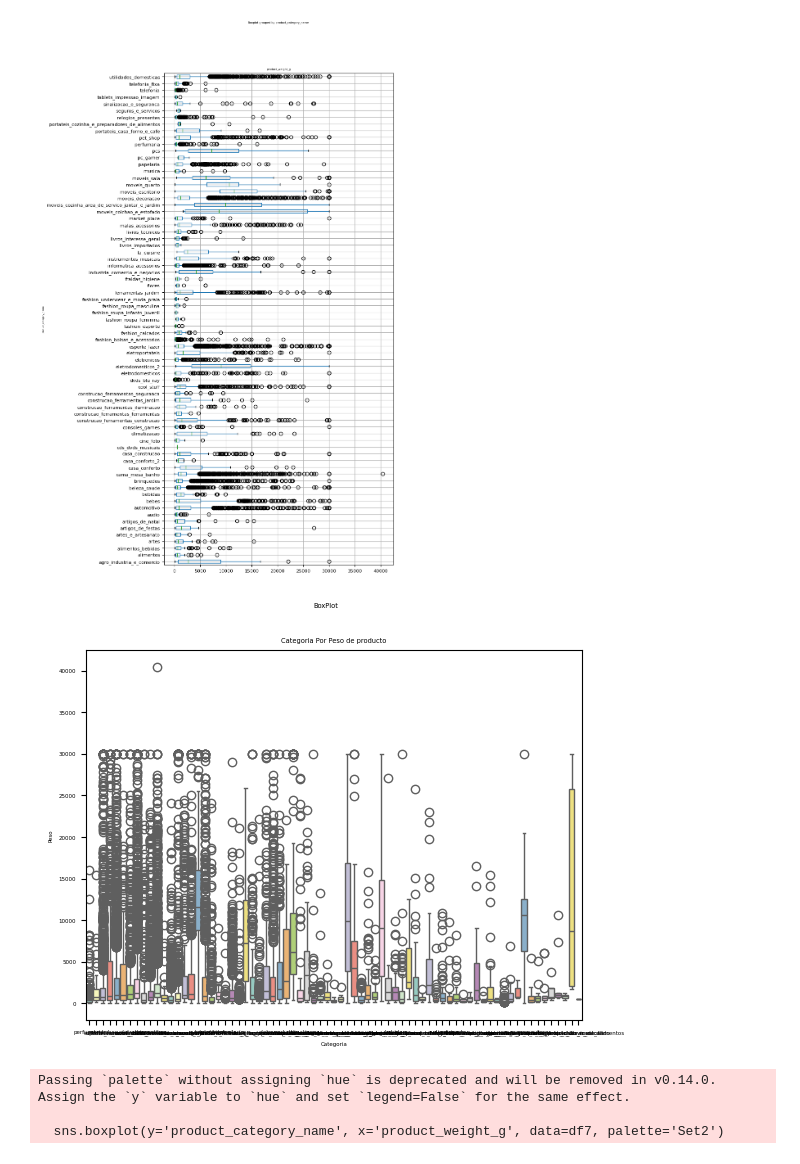
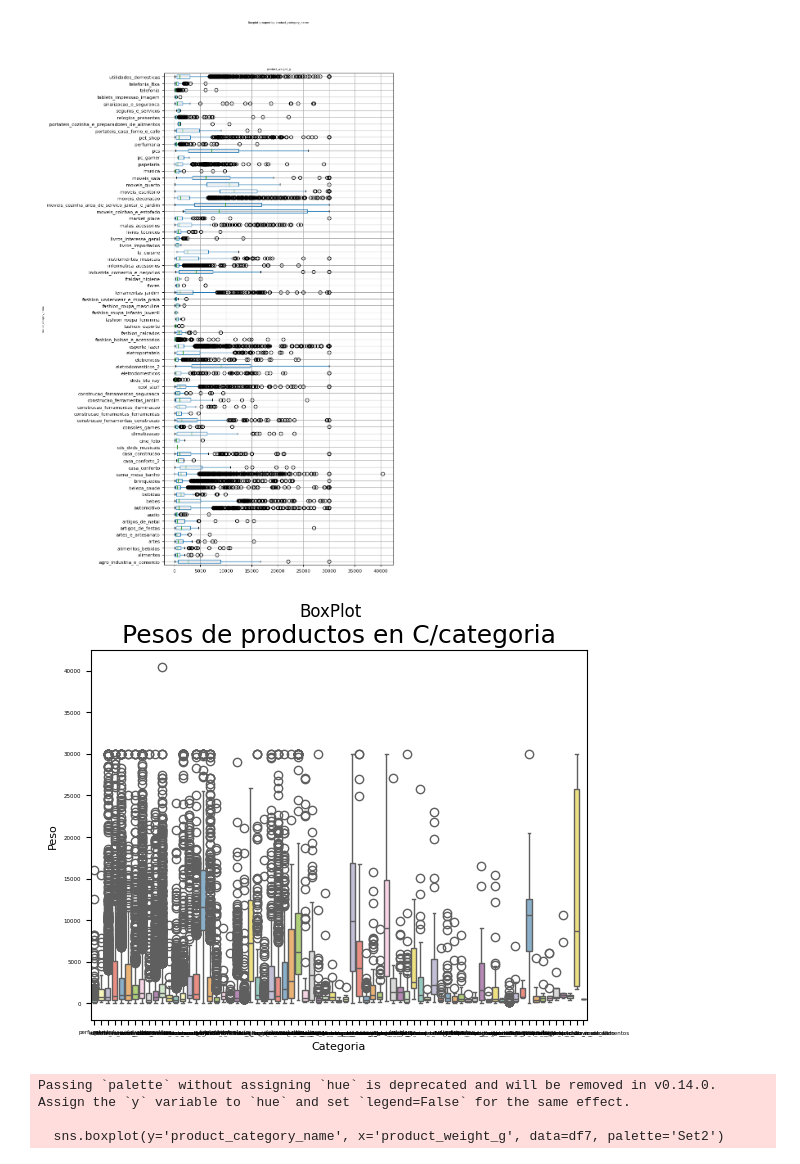
Before and after one commit to fabizap/Olist, a Jupyter notebook: BASES_7_Y_8_DE_FABIAN.ipynb, the cells around one changed output. Saved outputs shown, nothing was run; the diff lists cells and outputs as text; code cells hidden in the pictures.

```diff
--- a/BASES_7_Y_8_DE_FABIAN.ipynb
+++ b/BASES_7_Y_8_DE_FABIAN.ipynb
@@ -194,13 +194,13 @@ dtype: object
 [figure]
 # %%
 sns.boxplot(x='product_category_name', y='product_weight_g', data=df7, palette='Set3')
-plt.title('Categoria Por Peso de producto')
-plt.suptitle('BoxPlot')
-plt.xlabel('Categoria')
-plt.ylabel('Peso')
+plt.title('Pesos de productos en C/categoria', fontsize=18)
+plt.suptitle('BoxPlot', fontsize=12)
+plt.xlabel('Categoria', fontsize=8)
+plt.ylabel('Peso', fontsize=8)
 plt.show()
 # %% [output]
-[figure, old version]
+[figure, new version]
 # %%
 sns.boxplot(y='product_category_name', x='product_weight_g', data=df7, palette='Set2')
 plt.title('Categoria Por Peso de producto')
```
